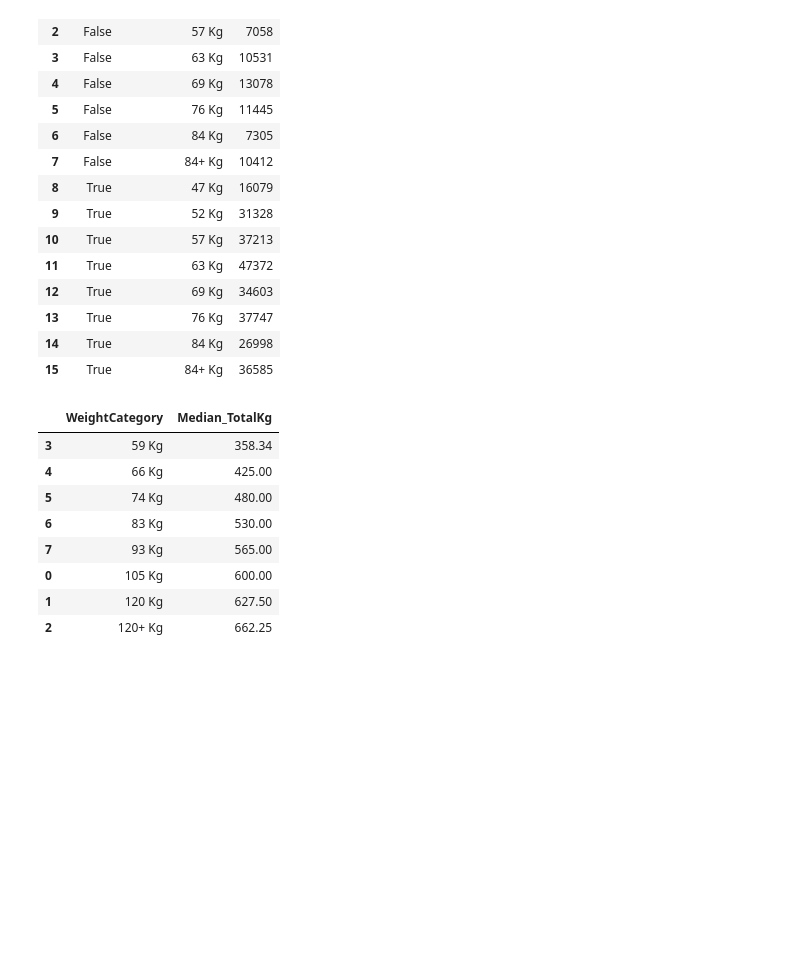
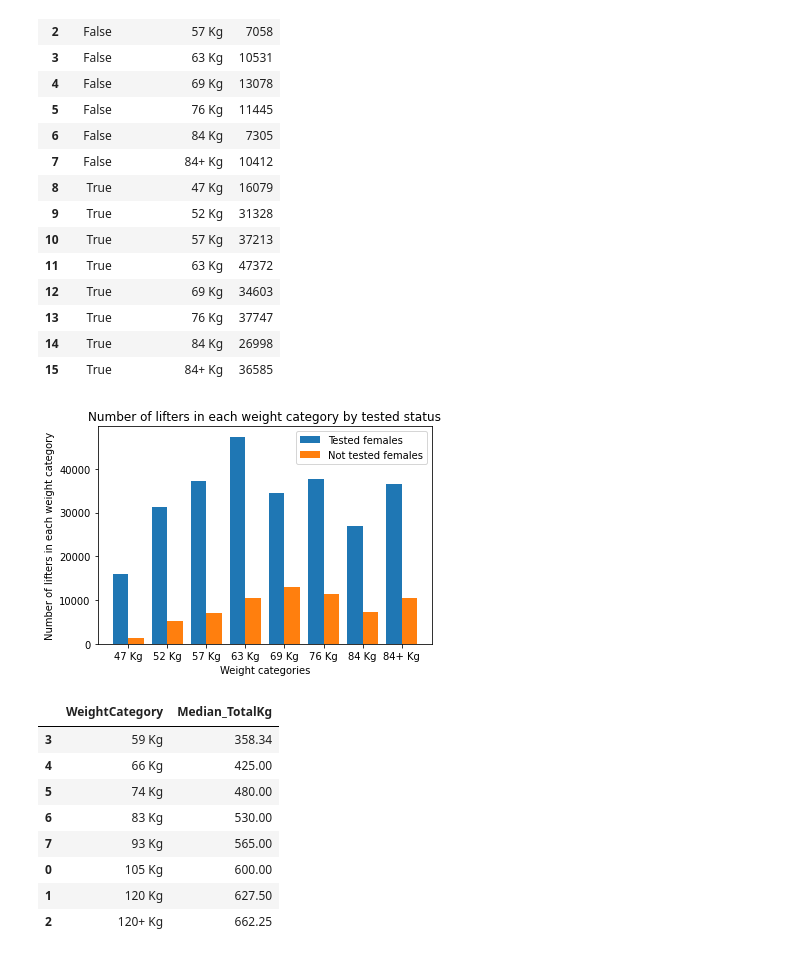
Before and after one commit to kim-jason/PowerliftingDataset, a Jupyter notebook: Powerlifting_Data_Science_Project.ipynb, the cells around one changed output. Saved outputs shown, nothing was run; the diff lists cells and outputs as text; code cells hidden in the pictures; blank space fills up the shorter version.

```diff
--- a/Powerlifting_Data_Science_Project.ipynb
+++ b/Powerlifting_Data_Science_Project.ipynb
@@ -1738,6 +1776,22 @@ display(all_lifts_female_tested_weightcategory_count)
 | 13 | True | 76 Kg | 37747 |
 | 14 | True | 84 Kg | 26998 |
 | 15 | True | 84+ Kg | 36585 |
+# %%
+X_axis = np.arange(all_lifts_female_tested_weightcategory_count['WeightCategory'].nunique())
+female_tested_counts = all_lifts_female_tested_weightcategory_count[all_lifts_female_tested_weightcategory_count['Tested'] == True]['Count']
+female_not_tested_counts = all_lifts_female_tested_weightcategory_count[all_lifts_female_tested_weightcategory_count['Tested'] == False]['Count']
+
+plt.bar(X_axis - 0.2, female_tested_counts, 0.4, label='Tested females')
+plt.bar(X_axis + 0.2, female_not_tested_counts, 0.4, label='Not tested females')
+
+plt.xticks(X_axis, all_lifts_female_tested_weightcategory_count['WeightCategory'].unique())
+plt.xlabel("Weight categories")
+plt.ylabel("Number of lifters in each weight category")
+plt.title("Number of lifters in each weight category by tested status")
+plt.legend()
+plt.show()
+# %% [output]
+[figure, added]
 # %%
 # Visualize total lifts of tested vs not tested males
 
```
Also changed, not shown: parts of 16 cells of this notebook.
